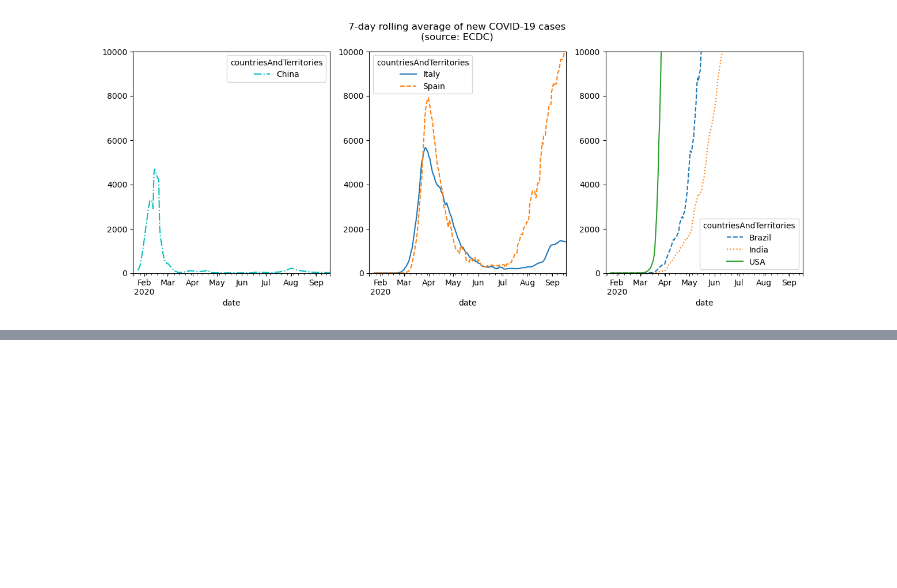
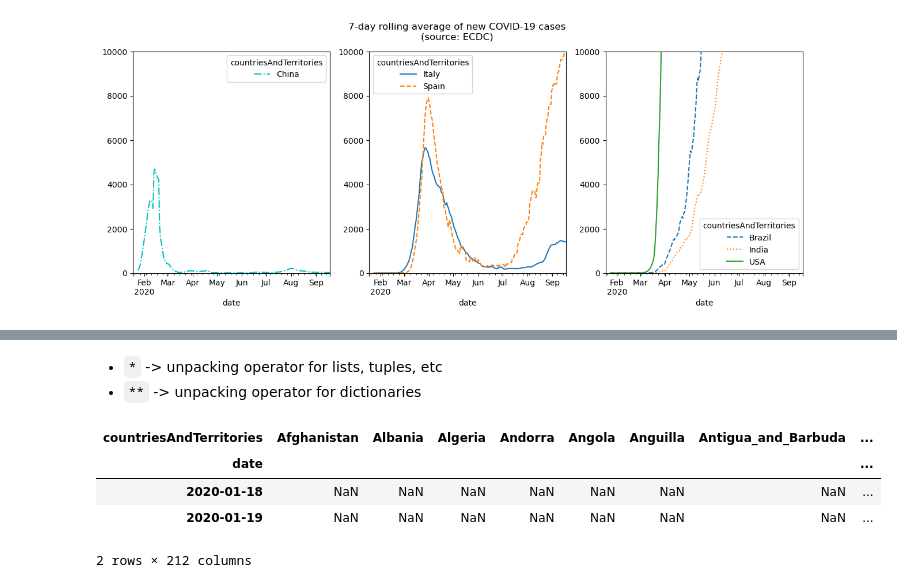
Before and after one commit to nadia-paz/ds-learning, a Jupyter notebook: data_analysis_pandas/11_pandas_viz.ipynb, the cells around one changed output, grey strips where cells are left out. Saved outputs shown, nothing was run; the diff lists cells and outputs as text; code cells hidden in the pictures; blank space fills up the shorter version.

```diff
--- a/data_analysis_pandas/11_pandas_viz.ipynb
+++ b/data_analysis_pandas/11_pandas_viz.ipynb
@@ -152,0 +187,18 @@ plt.show()
+# %% [markdown]
+* `*`  -> unpacking operator for lists, tuples, etc
+* `**` -> unpacking operator for dictionaries
+# %%
+# other way to do it:
+# we pass ** and a dictionary in order to keep this readable column names for the plot
+covid_weekly_ma.sort_index(axis=1).assign(
+    **{
+        'Italy and Spain': lambda x: x[italy_spain].sum(axis=1),
+        'Other': lambda x: x[other_countries].drop(columns=italy_spain).sum(axis=1)
+    }
+).head(2)
+# %% [output]
+| countriesAndTerritories | Afghanistan | Albania | Algeria | Andorra | Angola | Anguilla | Antigua_and_Barbuda | ... |
+| date |  |  |  |  |  |  |  | ... |
+| 2020-01-18 | NaN | NaN | NaN | NaN | NaN | NaN | NaN | ... |
+| 2020-01-19 | NaN | NaN | NaN | NaN | NaN | NaN | NaN | ... |
+2 rows × 212 columns
```
Also changed, not shown: parts of 8 cells of this notebook.
